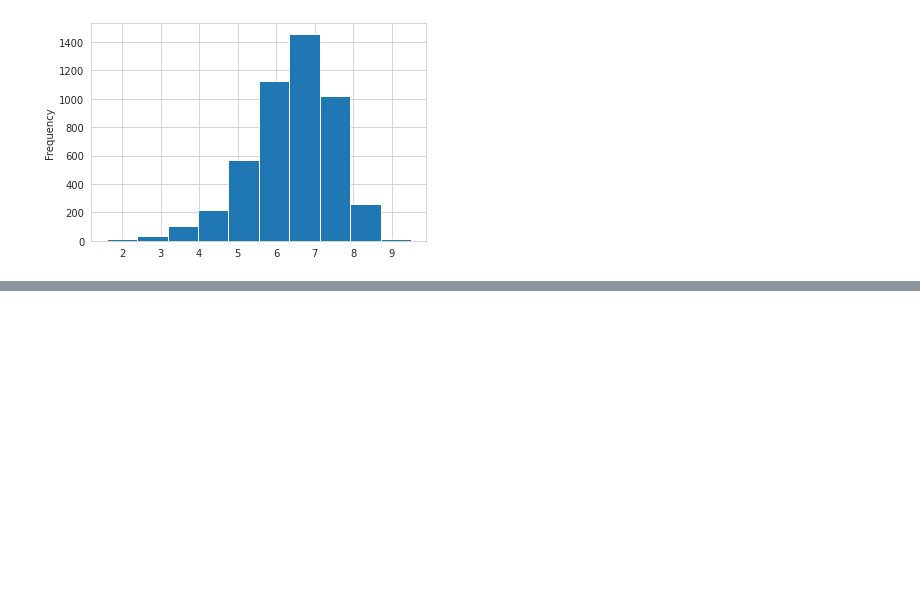
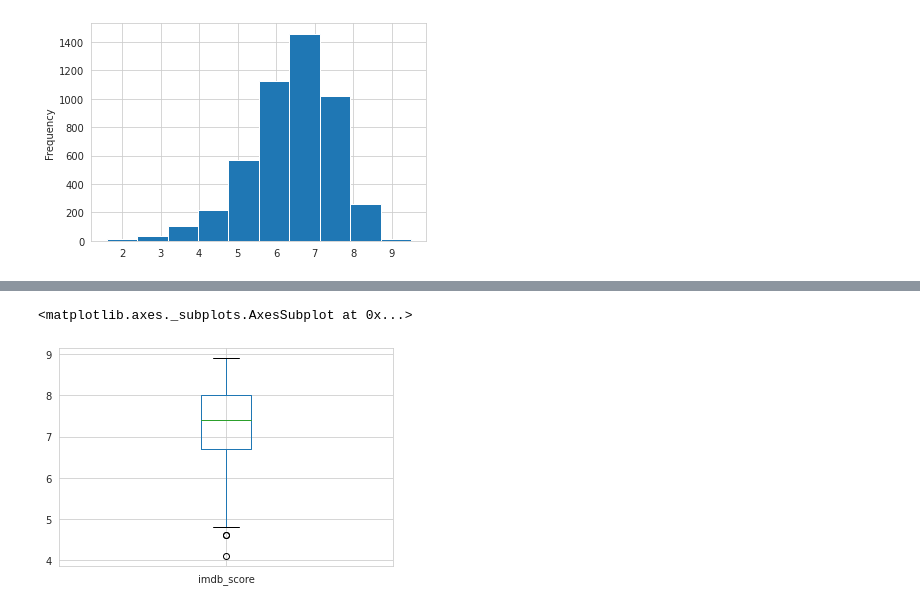
Before and after one commit to willyudi/quarentenadados, a Jupyter notebook: testeaula2.ipynb, the cells around one changed output, grey strips where cells are left out. Drawn from its saved outputs; the diff is of its cells as text; code cells hidden in the pictures; blank space fills up the shorter version.

```diff
--- a/testeaula2.ipynb
+++ b/testeaula2.ipynb
@@ -281,0 +287,5 @@ colorido["imdb_score"].plot(kind='hist')
+# %%
+pretoebranco["imdb_score"].plot.box()
+# %% [output]
+<matplotlib.axes._subplots.AxesSubplot at 0x...>
+[figure, added]
```
Also changed, not shown: parts of 1 cell of this notebook.
